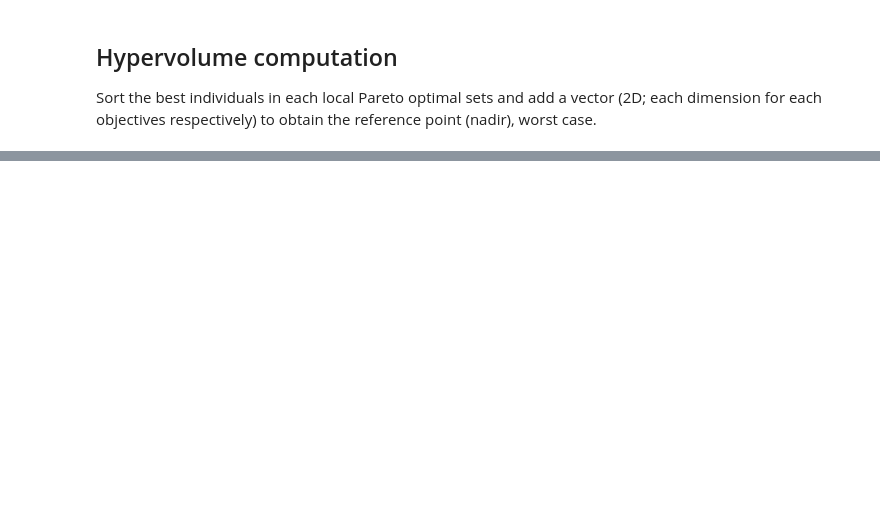
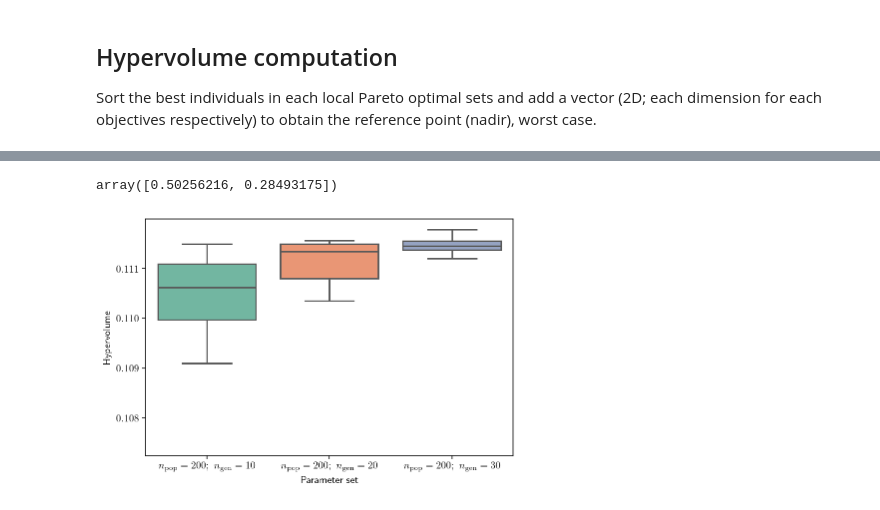
Before and after one commit to kapusuzoglu/Multi-Objective-Optimization-Under-Uncertainty-of-Part-Quality-in-Fused-Filament-Fabrication, a Jupyter notebook: ParetoOptim_AM_DEAP_3var_BL_Thickness_Exp_Design.ipynb, the cells around one changed output, grey strips where cells are left out. Drawn from its saved outputs; the diff is of its cells as text; code cells hidden in the pictures; blank space fills up the shorter version.

```diff
--- a/ParetoOptim_AM_DEAP_3var_BL_Thickness_Exp_Design.ipynb
+++ b/ParetoOptim_AM_DEAP_3var_BL_Thickness_Exp_Design.ipynb
@@ -363,15 +375,17 @@ Find the optimal optimization parameters
 # %%
 experiment_name = "$n_\mathrm{{pop}}={0};\ n_\mathrm{{gen}}={1}$"
 # %%
-pop_sizes = (10,50,100)       # population size
-total_evals = 100          # total num. of evaluations
+pop_sizes = (200,200,200)       # population size
+gen_sizes = (10,20,30)       # generation size
+# total_evals = 1000          # total num. of evaluations
 number_of_runs = 30
 # %%
 # replicate this toolbox instance
 toolboxes=list([copy.deepcopy(toolbox) for _ in range(len(pop_sizes))])
 # %%
 # set the population sizes in the elements of toolboxes
-for pop_size, toolbox in zip(pop_sizes, toolboxes):
+for pop_size, gen_size, toolbox in zip(pop_sizes, gen_sizes, toolboxes):
     toolbox.pop_size = pop_size
-    toolbox.max_gen = total_evals // pop_size
+#     toolbox.max_gen = total_evals // pop_size
+    toolbox.max_gen = gen_size
     toolbox.experiment_name = experiment_name.format(toolbox.pop_size, toolbox.max_gen)
@@ -457,16 +519,21 @@ hypervols.describe()
 # %%
 reference
+# %% [output]
+array([0.50256216, 0.28493175])
 # %%
 import seaborn
 
-fig = plt.figure()
+fig = plt.figure(figsize=(6,4))
 # plt.subplot(121, title='Violin plots of NSGA-II with $P_{\mathrm{mut}}$')
 # seaborn.violinplot(data=hypervols, palette='Set2')
 # plt.ylabel('Hypervolume'); plt.xlabel('Configuration')
+# plt.subplot(122,title='Box plots of NSGA-II with $P_{\mathrm{mut}}$')
 # plt.subplot(title='Box plots of NSGA-II with $P_{\mathrm{mut}}$')
-seaborn.boxplot(data=hypervols, palette='Set2')
+seaborn.boxplot(data=hypervols, palette='Set2',whis=1.5,fliersize=0)
 plt.ylabel('Hypervolume'); plt.xlabel('Parameter set');
 plt.tight_layout()
+# %% [output]
+[figure, added]
 # %%
 filename = 'Hypervolume_exp_design'
 fig.savefig("{}.pdf".format(filename), bbox_inches='tight', dpi=300)
```
Also changed, not shown: parts of 9 cells of this notebook, 21 other files.
